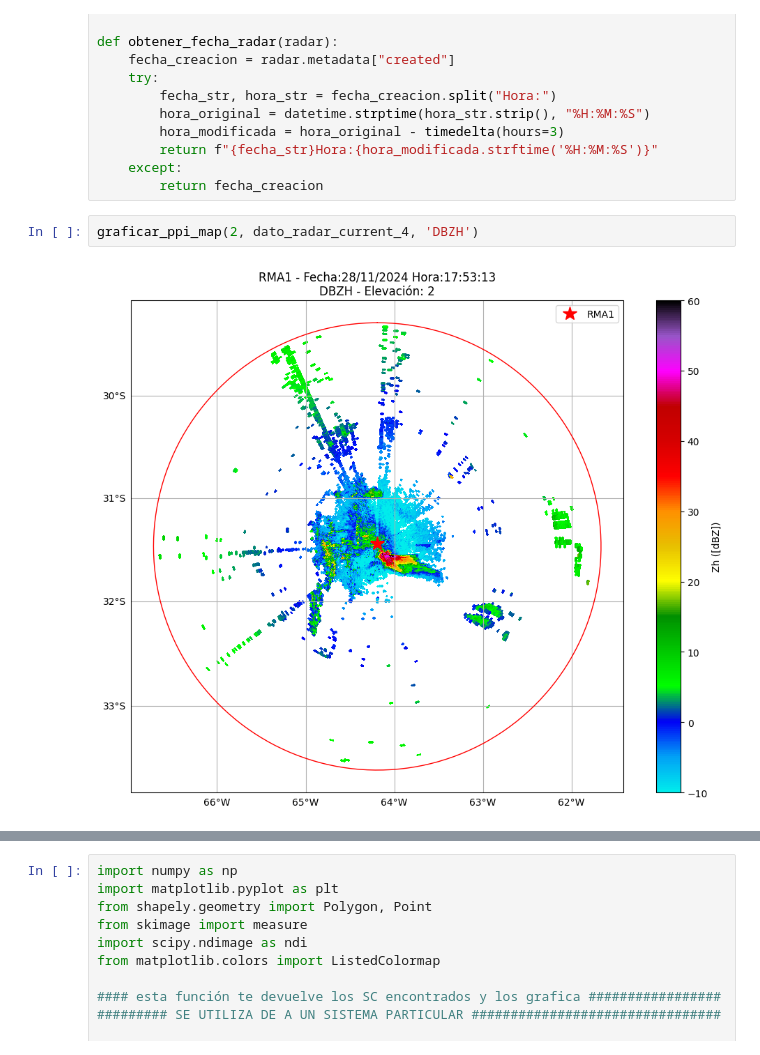
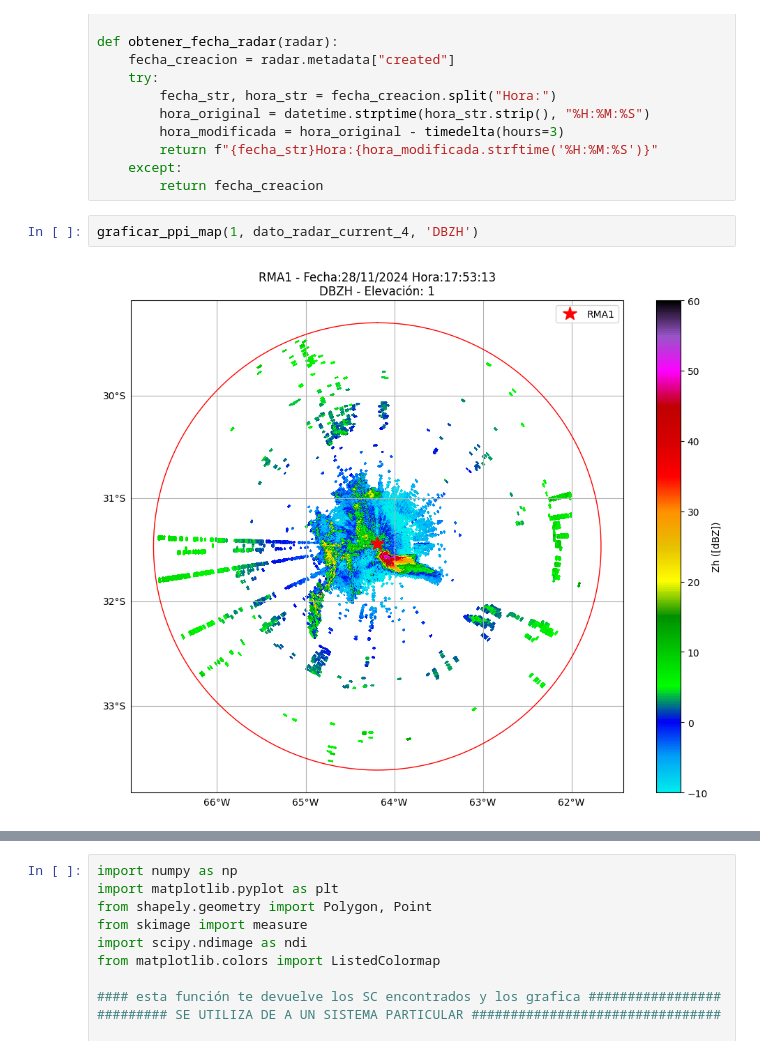
Before and after one commit to Thomas0204/Ploteo-Acumulados, a Jupyter notebook: traking/tracking_prueba_Thomi.ipynb, the cells around one changed output, grey strips where cells are left out. Cells and saved outputs as stored; diff of their text form.

```diff
--- a/traking/tracking_prueba_Thomi.ipynb
+++ b/traking/tracking_prueba_Thomi.ipynb
@@ -174,9 +174,9 @@ def obtener_fecha_radar(radar):
     except:
         return fecha_creacion
 # %%
-graficar_ppi_map(2, dato_radar_current_4, 'DBZH')
+graficar_ppi_map(1, dato_radar_current_4, 'DBZH')
 # %% [output]
-[figure, old version]
+[figure, new version]
 # %%
 ## CREAMOS EL SYSTEMS PARA EL PRIMER DATO DE RADAR
 from pyart.map import grid_from_radars
```
Also changed, not shown: parts of 4 cells of this notebook, 1 other file.
